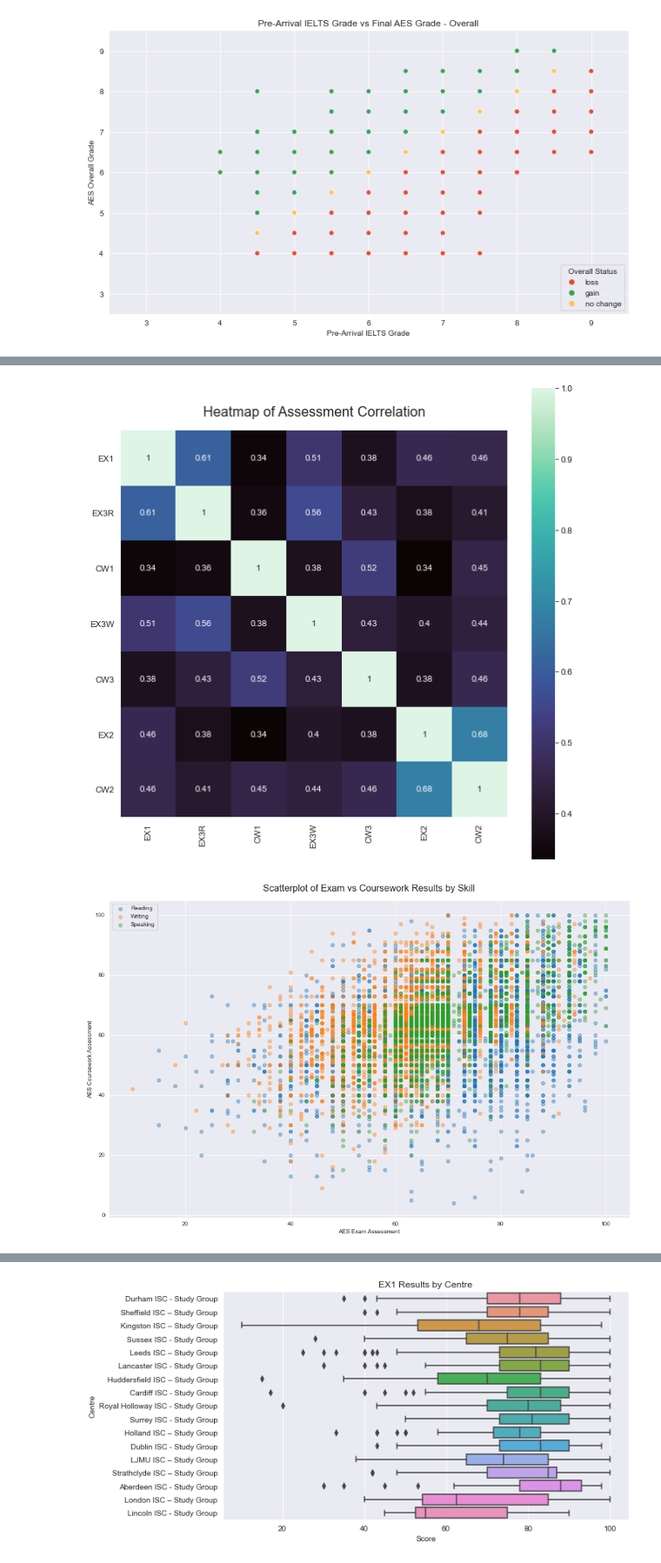
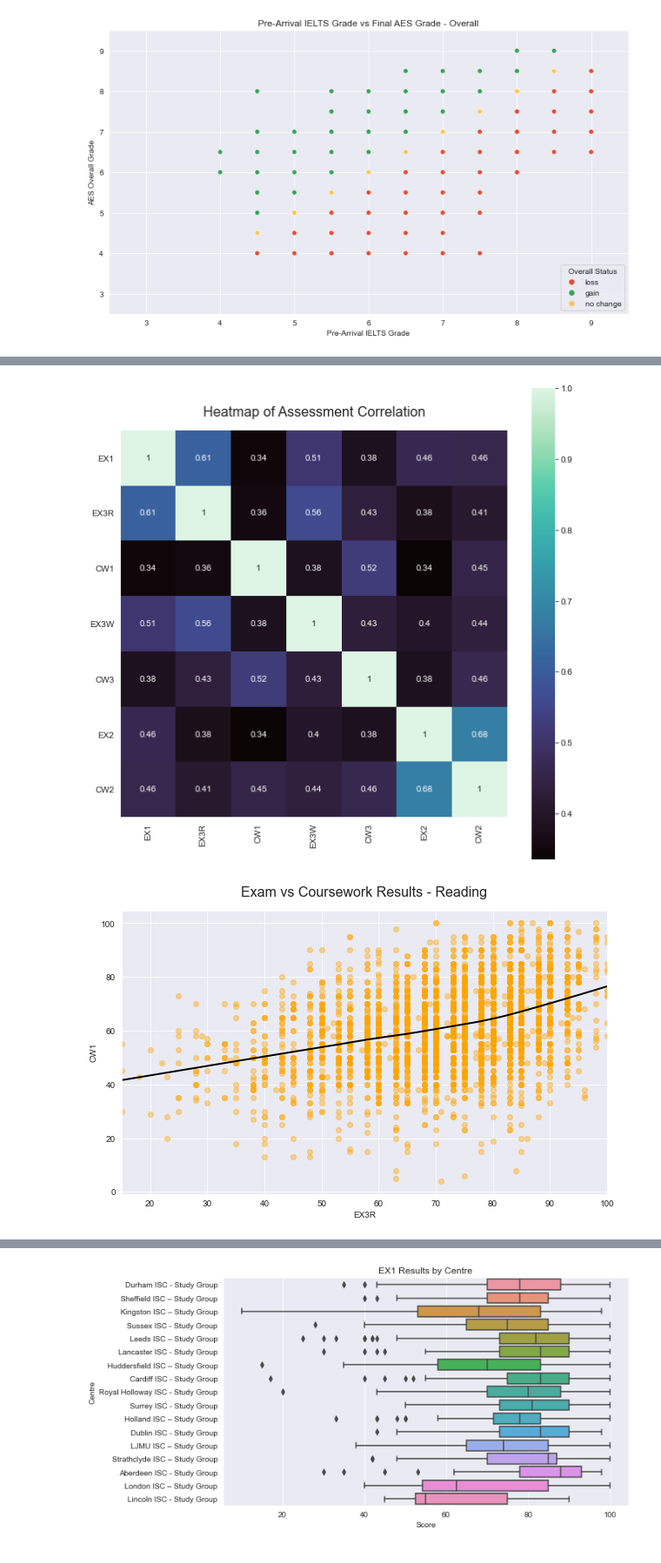
Before and after one commit to cmstorrsfox/20-21-results-analysis, a Jupyter notebook: all_centre_data/aes_isc_data.ipynb, the cells around one changed output, grey strips where cells are left out. Shown at 87% size. Saved outputs shown, nothing was run; the diff lists cells and outputs as text; code cells hidden in the pictures.

Commit message:
added regplots

```diff
--- a/all_centre_data/aes_isc_data.ipynb
+++ b/all_centre_data/aes_isc_data.ipynb
@@ -153,36 +162,39 @@ Index(['Centre', 'StudentID', 'IELTS_Overall', 'IELTS_Listening',
 # %%
 #get assessment data
 assessment_data = active_completed_students[["EX1", "EX3R", "CW1", "EX3W", "CW3", "EX2", "CW2"]].reset_index(drop=True)
 
 assessment_data.replace(0, np.nan, inplace=True)
 #assessment_data.fillna(assessment_data.mean(), inplace=True)
 assessment_data.dropna(how="any", inplace=True)
 
 corr = assessment_data.corr()
 
 fig, ax = plt.subplots(figsize=(10,10))
 sns.heatmap(corr, annot=True, cmap="mako", ax=ax, square=True)
 plt.yticks(rotation=0)
 plt.xticks(rotation=90)
 plt.title("Heatmap of Assessment Correlation", fontsize=16, pad=16)
 
 
 plt.show()
 
-fig, ax = plt.subplots(figsize=(16,10))
-ax.scatter(x="EX3R", y="CW1", data=assessment_data, alpha=0.4, label="Reading")
-ax.scatter(x="EX3W", y="CW3", data=assessment_data, alpha=0.4, label="Writing")
-ax.scatter(x="EX2", y="CW2", data=assessment_data, alpha=0.4, label="Speaking")
-ax.set_xlabel("AES Exam Assessment")
-ax.set_ylabel("AES Coursework Assessment")
-ax.legend()
-ax.set_title("Scatterplot of Exam vs Coursework Results by Skill", fontsize=16, pad=16)
+fig, ax = plt.subplots(figsize=(10,6))
+sns.regplot(x="EX3R", y="CW1", data=assessment_data, color="orange", lowess=True, scatter_kws={"alpha": 0.4}, line_kws={"color": "black", "linewidth": 2})
+ax.set_title("Exam vs Coursework Results - Reading", fontsize=16, pad=16)
+
+fig, ax = plt.subplots(figsize=(10,6))
+sns.regplot(x="EX3W", y="CW3", data=assessment_data, color="green", lowess=True, scatter_kws={"alpha": 0.4}, line_kws={"color": "black", "linewidth": 2})
+ax.set_title("Exam vs Coursework Results - Writing", fontsize=16, pad=16)
+
+fig, ax = plt.subplots(figsize=(10,6))
+sns.regplot(x="EX2", y="CW2", data=assessment_data,  color="purple", lowess=True, scatter_kws={"alpha": 0.4}, line_kws={"color": "black", "linewidth": 2})
+ax.set_title("Exam vs Coursework Results - Speaking", fontsize=16, pad=16)
 plt.show()
 
 
 
 #sns.pairplot(assessment_data, plot_kws={"alpha": 0.5})
 #plt.show()
 # %% [output]
 [figure]
-[figure, old version]
+[figure, new version]
```
Also changed, not shown: parts of 4 cells of this notebook, 42 other files.
